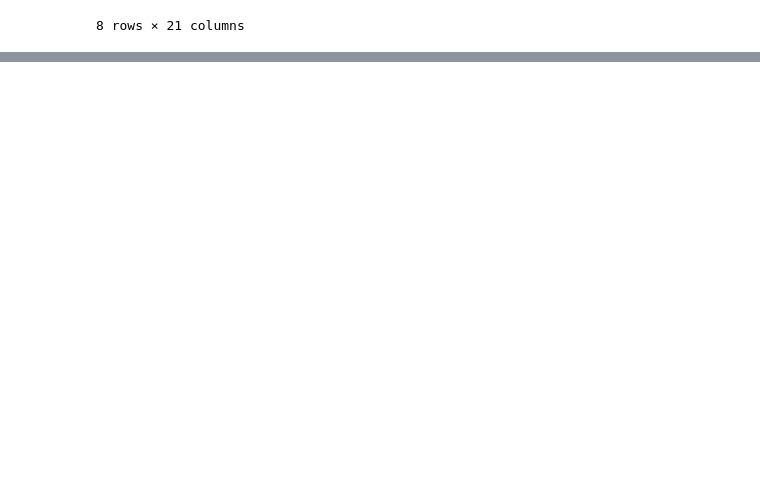
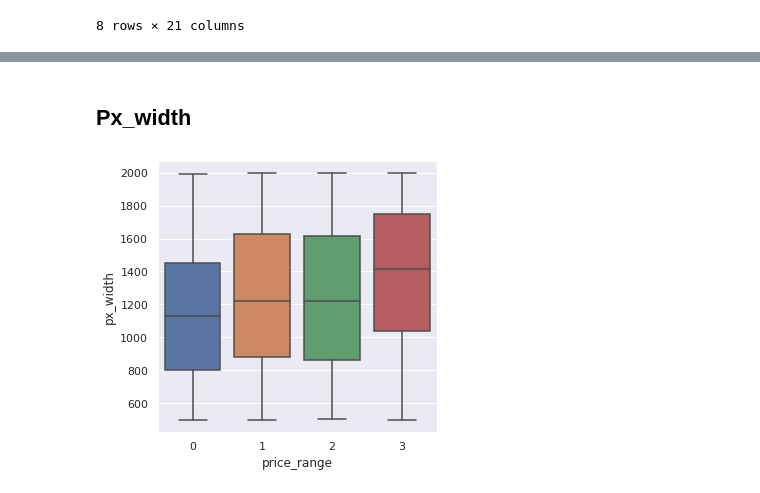
Before and after one commit to Ishansingh438/Mobile-Price-Prediction, a Jupyter notebook: Ishan_Singh_Mobile_Price_Prediction.ipynb, the cells around one changed output, grey strips where cells are left out. Drawn from its saved outputs; the diff is of its cells as text; code cells hidden in the pictures; blank space fills up the shorter version.

```diff
--- a/Ishan_Singh_Mobile_Price_Prediction.ipynb
+++ b/Ishan_Singh_Mobile_Price_Prediction.ipynb
@@ -180,0 +237,7 @@ df.describe()
+# %% [markdown]
+## Px_width
+# %%
+sns.boxplot(data=df, x='price_range', y='px_width',)
+plt.show()
+# %% [output]
+[figure, added]
```
Also changed, not shown: parts of 34 cells of this notebook.
